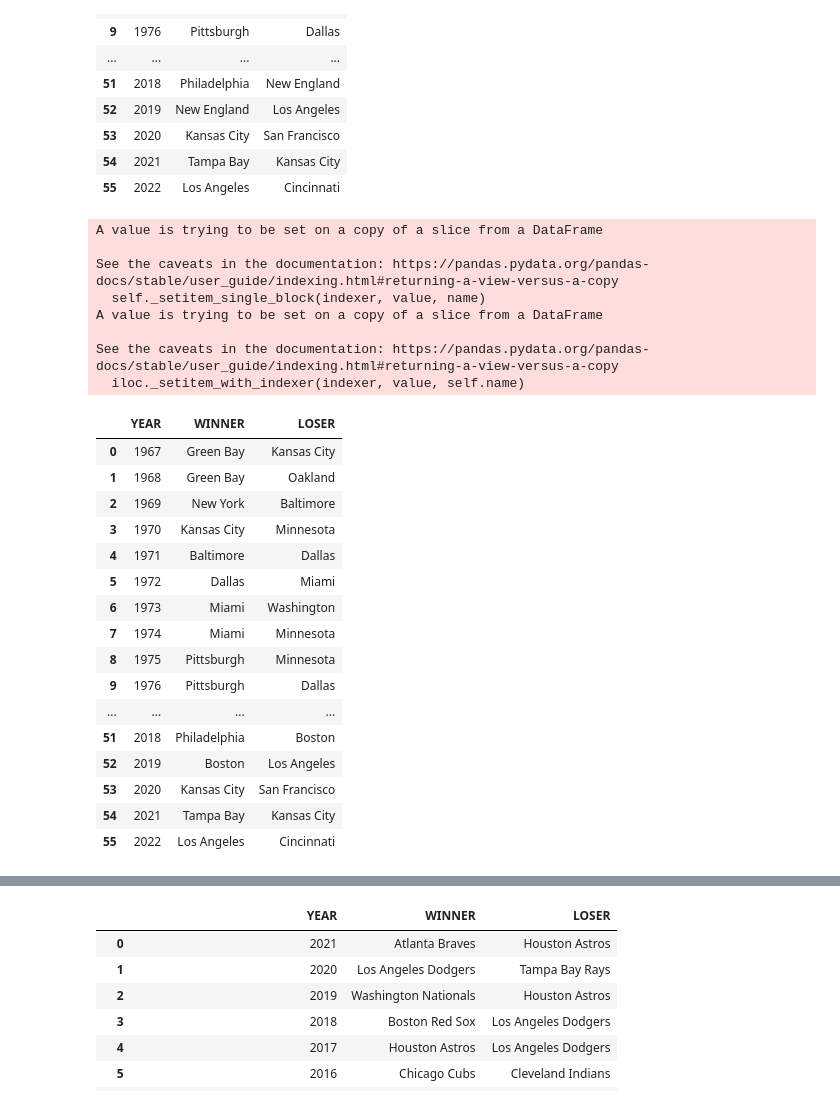
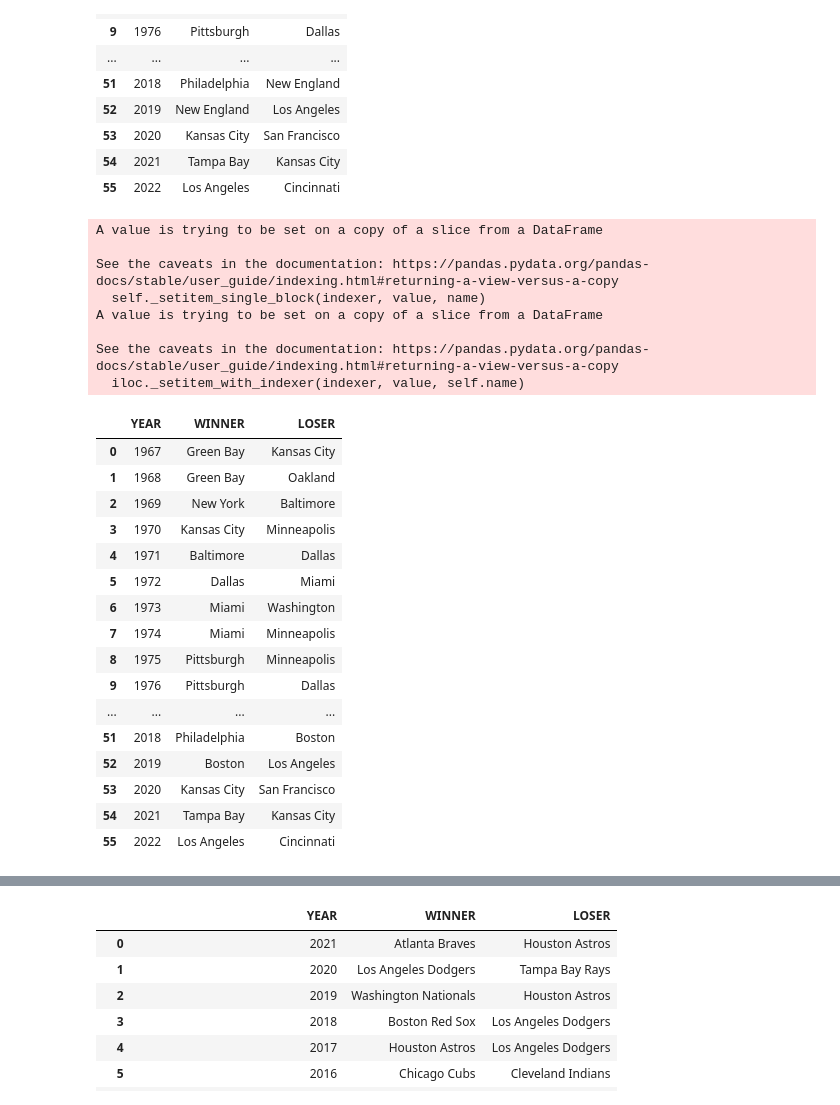
Before and after one commit to pbarana89/Champions_by_City, a Jupyter notebook: Champions.ipynb, the cells around one changed output, grey strips where cells are left out. Cells and saved outputs as stored; diff of their text form; code cells hidden in the pictures.

Commit message:
adding updates to champions python changed minnesota to minneapolis and updated the csvs

```diff
--- a/Champions.ipynb
+++ b/Champions.ipynb
@@ -162,31 +162,32 @@ football_df2
 # %%
 # Change New England to Boston and Carolina to Charlotte.
 football_df2.loc[football_df2["WINNER"] == "New England ", "WINNER"] = "Boston"
 football_df2.loc[football_df2["LOSER"] == " New England ", "LOSER"] = "Boston"
 football_df2.loc[football_df2["LOSER"] == " Carolina ", "LOSER"] = "Charlotte"
 football_df2.loc[football_df2["LOSER"] == " Arizona ", "LOSER"] = "Phoenix"
 football_df2.loc[football_df2["LOSER"] == " Tennessee ", "LOSER"] = "Nashville"
+football_df2.loc[football_df2["LOSER"] == " Minnesota ", "LOSER"] = "Minneapolis"
 
 football_df2
 # %% [output]
 A value is trying to be set on a copy of a slice from a DataFrame
 
 See the caveats in the documentation: https://pandas.pydata.org/pandas-docs/stable/user_guide/indexing.html#returning-a-view-versus-a-copy
   self._setitem_single_block(indexer, value, name)
 A value is trying to be set on a copy of a slice from a DataFrame
 
 See the caveats in the documentation: https://pandas.pydata.org/pandas-docs/stable/user_guide/indexing.html#returning-a-view-versus-a-copy
   iloc._setitem_with_indexer(indexer, value, self.name)
 |  | YEAR | WINNER | LOSER |
 | 0 | 1967 | Green Bay | Kansas City |
 | 1 | 1968 | Green Bay | Oakland |
 | 2 | 1969 | New York | Baltimore |
-| 3 | 1970 | Kansas City | Minnesota |
+| 3 | 1970 | Kansas City | Minneapolis |
 | 4 | 1971 | Baltimore | Dallas |
 | 5 | 1972 | Dallas | Miami |
 | 6 | 1973 | Miami | Washington |
-| 7 | 1974 | Miami | Minnesota |
-| 8 | 1975 | Pittsburgh | Minnesota |
+| 7 | 1974 | Miami | Minneapolis |
+| 8 | 1975 | Pittsburgh | Minneapolis |
 | 9 | 1976 | Pittsburgh | Dallas |
 | ... | ... | ... | ... |
 | 51 | 2018 | Philadelphia | Boston |
```
Also changed, not shown: parts of 50 cells of this notebook, 1 other file.
